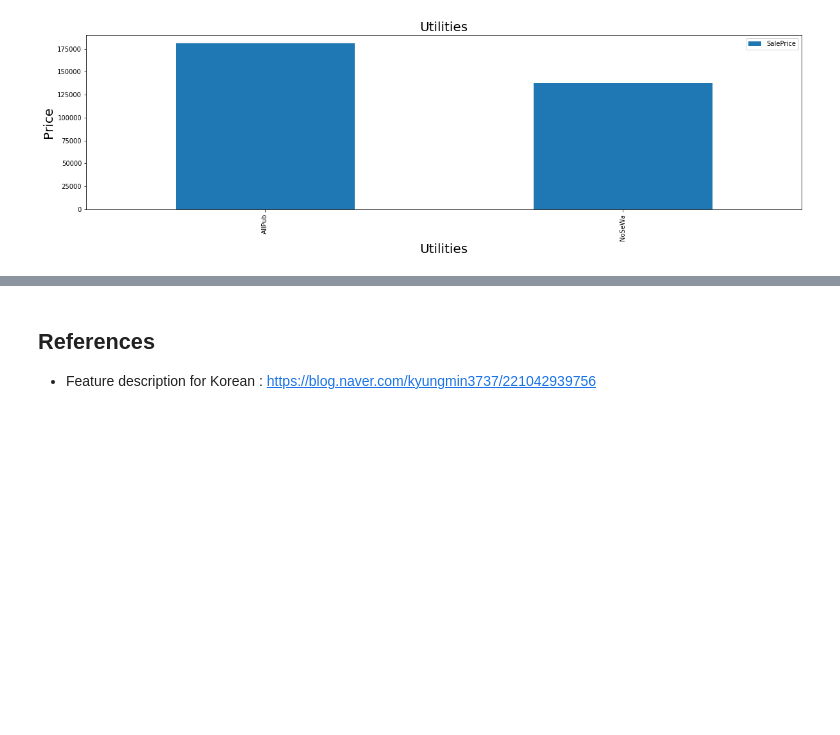
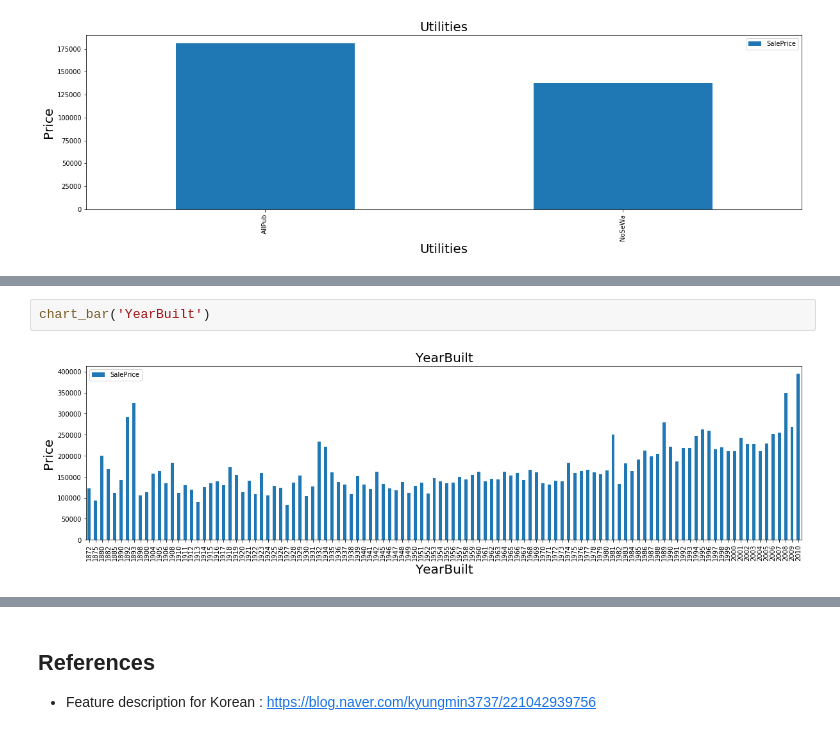
Before and after one commit to gjustin40/Kaggle, a Jupyter notebook: House-Prices/House_prices.ipynb, the cells around one changed output, grey strips where cells are left out. Cells and saved outputs as stored; diff of their text form; blank space fills up the shorter version.

```diff
--- a/House-Prices/House_prices.ipynb
+++ b/House-Prices/House_prices.ipynb
@@ -653,0 +1115,4 @@ chart_bar('Utilities')
+# %%
+chart_bar('YearBuilt')
+# %% [output]
+[figure, added]
```
Also changed, not shown: parts of 59 cells of this notebook.
